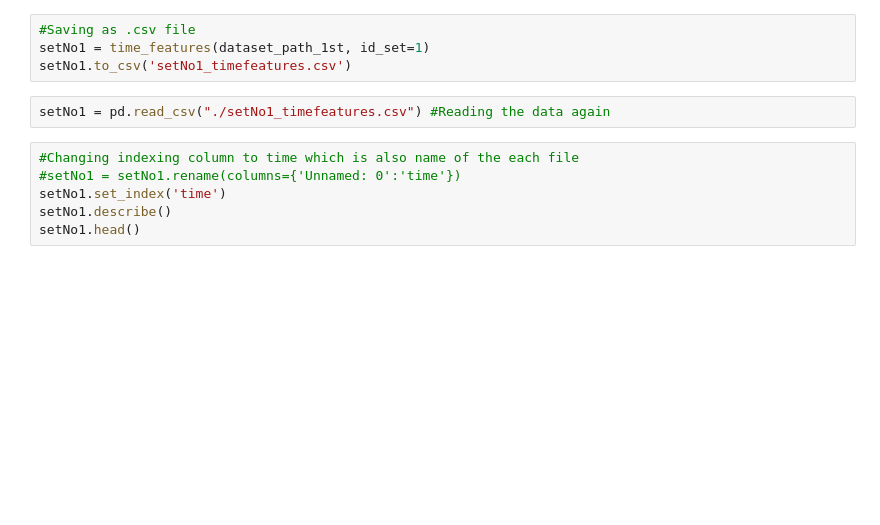
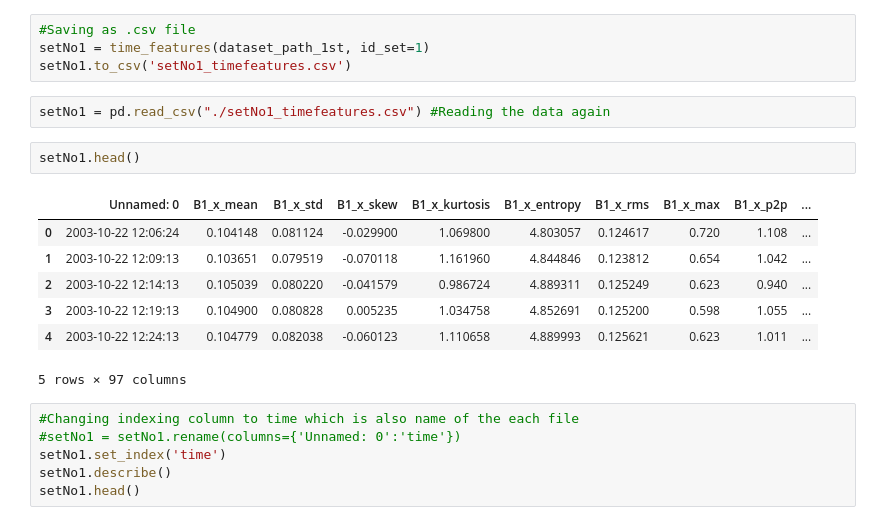
Before and after one commit to Addymozzee/mlbearing, a Jupyter notebook: notebook/EDA Bearing Supervised Learning Python.ipynb, the cells around one changed output. Cells and saved outputs as stored; diff of their text form; blank space fills up the shorter version.

```diff
--- a/notebook/EDA Bearing Supervised Learning Python.ipynb
+++ b/notebook/EDA Bearing Supervised Learning Python.ipynb
@@ -266,6 +259,16 @@ setNo1 = time_features(dataset_path_1st, id_set=1)
 setNo1.to_csv('setNo1_timefeatures.csv')
 # %%
 setNo1 = pd.read_csv("./setNo1_timefeatures.csv") #Reading the data again
+# %%
+setNo1.head()
+# %% [output]
+|  | Unnamed: 0 | B1_x_mean | B1_x_std | B1_x_skew | B1_x_kurtosis | B1_x_entropy | B1_x_rms | B1_x_max | B1_x_p2p | ... |
+| 0 | 2003-10-22 12:06:24 | 0.104148 | 0.081124 | -0.029900 | 1.069800 | 4.803057 | 0.124617 | 0.720 | 1.108 | ... |
+| 1 | 2003-10-22 12:09:13 | 0.103651 | 0.079519 | -0.070118 | 1.161960 | 4.844846 | 0.123812 | 0.654 | 1.042 | ... |
+| 2 | 2003-10-22 12:14:13 | 0.105039 | 0.080220 | -0.041579 | 0.986724 | 4.889311 | 0.125249 | 0.623 | 0.940 | ... |
+| 3 | 2003-10-22 12:19:13 | 0.104900 | 0.080828 | 0.005235 | 1.034758 | 4.852691 | 0.125200 | 0.598 | 1.055 | ... |
+| 4 | 2003-10-22 12:24:13 | 0.104779 | 0.082038 | -0.060123 | 1.110658 | 4.889993 | 0.125621 | 0.623 | 1.011 | ... |
+5 rows × 97 columns
 # %%
 #Changing indexing column to time which is also name of the each file
 #setNo1 = setNo1.rename(columns={'Unnamed: 0':'time'})
```
Also changed, not shown: parts of 2 cells of this notebook, 36 other files.
